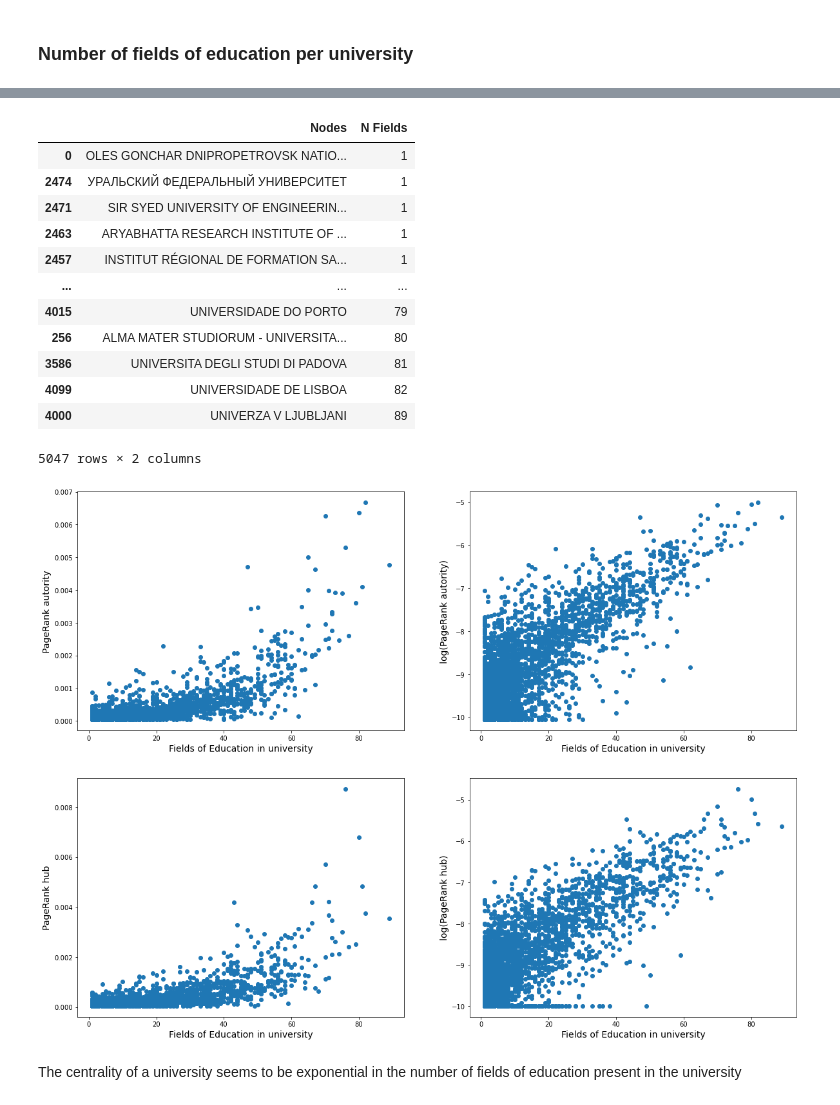
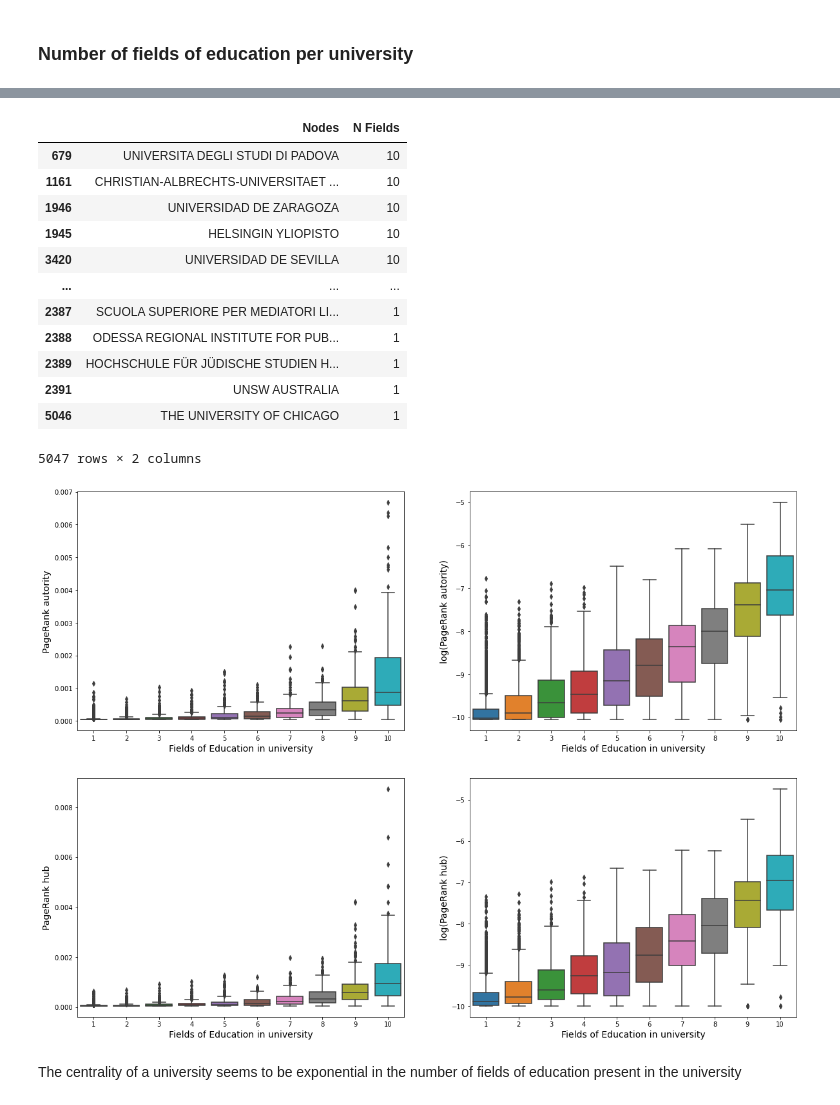
Before and after one commit to FilippoBragato/ErasmusMobilityStudy, a Jupyter notebook: ErasmusForStudy_Network.ipynb, the cells around one changed output, grey strips where cells are left out. Saved outputs shown, nothing was run; the diff lists cells and outputs as text; code cells hidden in the pictures.

Commit message:
Standardised fields

```diff
--- a/ErasmusForStudy_Network.ipynb
+++ b/ErasmusForStudy_Network.ipynb
@@ -297,42 +316,42 @@ Fields_df.drop(['sending', 'receiving'], axis=1, inplace=True)
 Fields_df['Nodes'] = Fields_df.index
 # %%
 scores = pd.merge(scores, Fields_df, how='left', on='Nodes')
-scores[['Nodes', 'N Fields']].sort_values(by='N Fields') # just to double check
+scores[['Nodes', 'N Fields']].sort_values(by='N Fields', ascending=False) # just to double check
 # %% [output]
 |  | Nodes | N Fields |
-| 0 | OLES GONCHAR DNIPROPETROVSK NATIO... | 1 |
-| 2474 | УРАЛЬСКИЙ ФЕДЕРАЛЬНЫЙ УНИВЕРСИТЕТ | 1 |
-| 2471 | SIR SYED UNIVERSITY OF ENGINEERIN... | 1 |
-| 2463 | ARYABHATTA RESEARCH INSTITUTE OF ... | 1 |
-| 2457 | INSTITUT RÉGIONAL DE FORMATION SA... | 1 |
+| 679 | UNIVERSITA DEGLI STUDI DI PADOVA | 10 |
+| 1161 | CHRISTIAN-ALBRECHTS-UNIVERSITAET ... | 10 |
+| 1946 | UNIVERSIDAD DE ZARAGOZA | 10 |
+| 1945 | HELSINGIN YLIOPISTO | 10 |
+| 3420 | UNIVERSIDAD DE SEVILLA | 10 |
 | ... | ... | ... |
-| 4015 | UNIVERSIDADE DO PORTO | 79 |
-| 256 | ALMA MATER STUDIORUM - UNIVERSITA... | 80 |
-| 3586 | UNIVERSITA DEGLI STUDI DI PADOVA | 81 |
-| 4099 | UNIVERSIDADE DE LISBOA | 82 |
-| 4000 | UNIVERZA V LJUBLJANI | 89 |
+| 2387 | SCUOLA SUPERIORE PER MEDIATORI LI... | 1 |
+| 2388 | ODESSA REGIONAL INSTITUTE FOR PUB... | 1 |
+| 2389 | HOCHSCHULE FÜR JÜDISCHE STUDIEN H... | 1 |
+| 2391 | UNSW AUSTRALIA | 1 |
+| 5046 | THE UNIVERSITY OF CHICAGO | 1 |
 5047 rows × 2 columns
 # %%
 fig, ax = plt.subplots(2, 2, figsize = (20, 15))
 
-ax[0,0].scatter(scores['N Fields'], scores['PageRank autority'])
+sns.boxplot(x=scores['N Fields'], y=scores['PageRank autority'], ax=ax[0,0])
 ax[0,0].set_xlabel('Fields of Education in university', size=14)
 ax[0,0].set_ylabel('PageRank autority', size=14)
 
-ax[0,1].scatter(scores['N Fields'], np.log(scores['PageRank autority']))
+sns.boxplot(x=scores['N Fields'], y=np.log(scores['PageRank autority']), ax=ax[0,1])
 ax[0,1].set_xlabel('Fields of Education in university', size=14)
 ax[0,1].set_ylabel('log(PageRank autority)', size=14)
 
-ax[1,0].scatter(scores['N Fields'], scores['PageRank hub'])
+sns.boxplot(x=scores['N Fields'], y=scores['PageRank hub'], ax=ax[1,0])
 ax[1,0].set_xlabel('Fields of Education in university', size=14)
 ax[1,0].set_ylabel('PageRank hub', size=14)
 
-ax[1,1].scatter(scores['N Fields'], np.log(scores['PageRank hub']))
+sns.boxplot(x=scores['N Fields'], y=np.log(scores['PageRank hub']), ax=ax[1,1])
 ax[1,1].set_xlabel('Fields of Education in university', size=14)
 ax[1,1].set_ylabel('log(PageRank hub)', size=14)
 
 plt.show()
 # %% [output]
-[figure, old version]
+[figure, new version]
 # %% [markdown]
 The centrality of a university seems to be exponential in the number of fields of education present in the university
```
Also changed, not shown: parts of 7 cells of this notebook, 2 other files.
